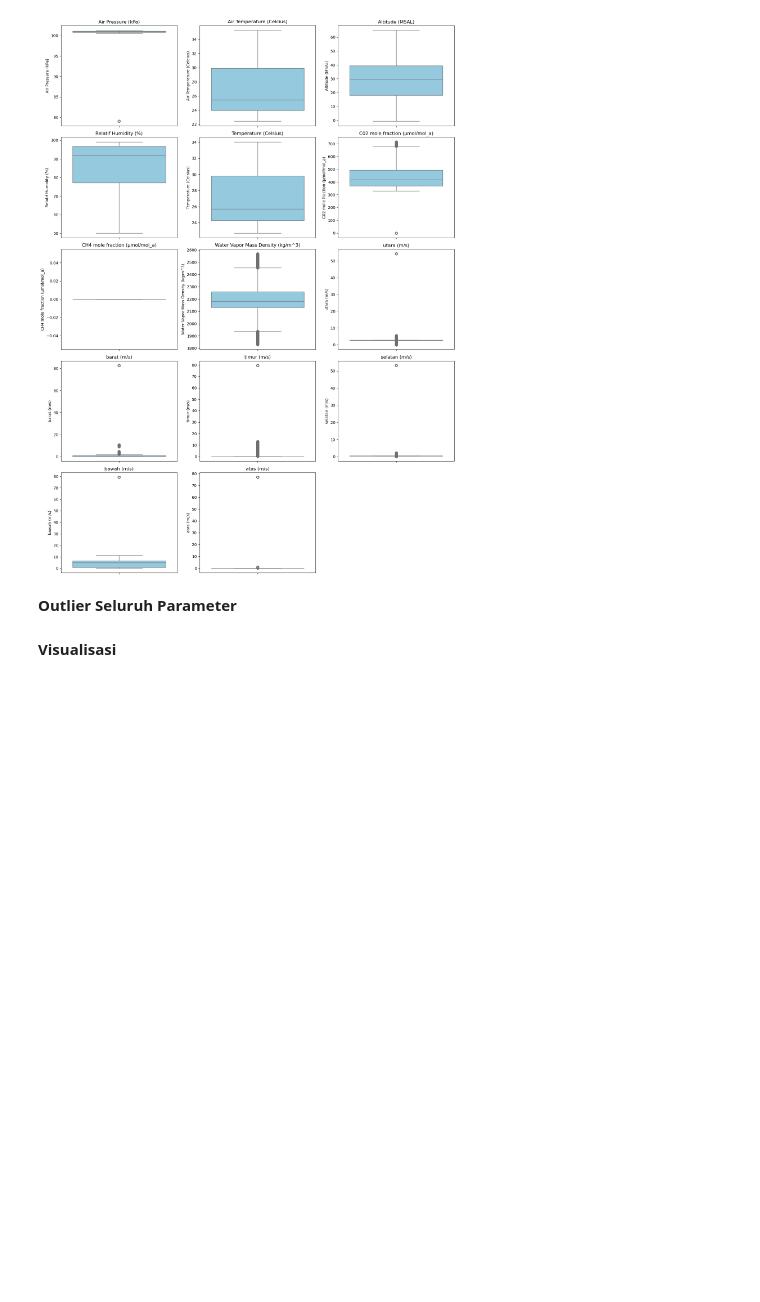
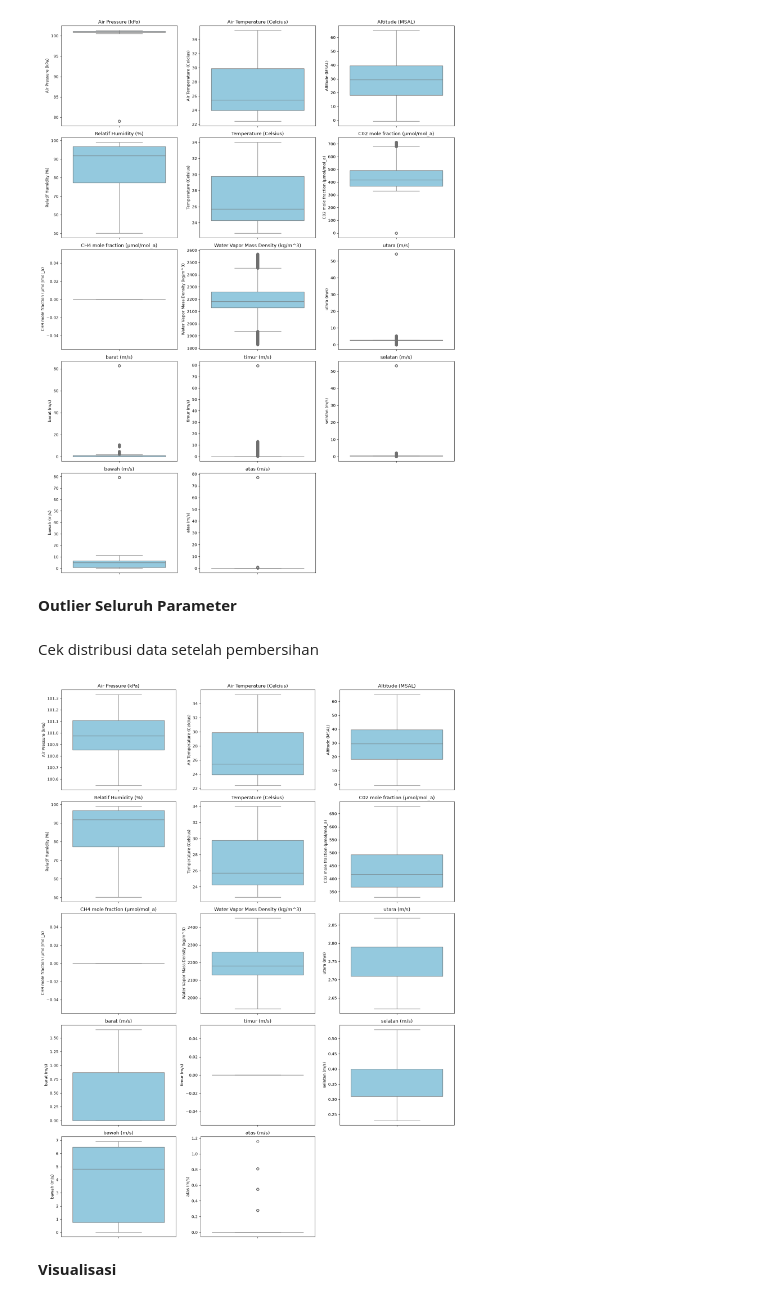
Before and after one commit to YopiAndriyansah/Tesis-Yopi-Andriyansah-MTE26, a Jupyter notebook: Code/ExploratoryDataAnalysis.ipynb, the cells around one changed output. Saved outputs shown, nothing was run; the diff lists cells and outputs as text; code cells hidden in the pictures; blank space fills up the shorter version.

Commit message:
mencoba dan edit scrip exploratory data

```diff
--- a/Code/ExploratoryDataAnalysis.ipynb
+++ b/Code/ExploratoryDataAnalysis.ipynb
@@ -8,8 +8,8 @@ import seaborn as sns
 # %% [markdown]
 # Mempersiapakan Data
 # %%
-df = pd.read_csv("E:/KP RAFI RIDHO RAMADHAN\Data/raw_juni_seminggu.csv")
-
+df = pd.read_csv("E:\Tesis Yopi Andriyansah\Tesis-Yopi-Andriyansah-MTE26\Data\Data Sources/raw_juni_seminggu.csv")
+##E:/KP RAFI RIDHO RAMADHAN\Data/raw_juni_seminggu.csv
 df['timestamp'] = pd.to_datetime(df['timestamp'])
 
 df.set_index('timestamp', inplace=True)
@@ -25,10 +25,11 @@ df.head()
 | 2024-06-10 13:06:01.926 | 100.874779 | 27.753908 | 37.621830 | 74.491493 | 27.301826 | 363 | 0 | 1950.191300 | ... |
 # %%
 # Ubah nama kolom
-df.rename(columns={'bmp388Pressure': 'Air Pressure (kPa)', 'bmp388Temp': 'Air Temperature (Celcius)', 'sht85Humi': 'Relatif Humidity (%)',
-                   'sht85Temp': 'Temperature (Celsius)', 'co2': 'C02 mole fraction (µmol/mol_a)', 'bawah': 'bawah (m/s)', 'atas':'atas (m/s)',
-                   'H2OSHT85':'Water Vapor Mass Density (kg/m^3)', 'bmp388ApprxAltitude': 'Altitude (MSAL)', 'ch4': 'CH4 mole fraction (µmol/mol_a)', 'utara':'utara (m/s)',
-                   'barat': 'barat (m/s)', 'timur': 'timur (m/s)', 'selatan':'selatan (m/s)'}, inplace=True)
+df.rename(columns={'bmp388Pressure': 'Air Pressure (kPa)', 'bmp388Temp': 'Air Temperature (Celcius)', 'bmp388ApprxAltitude': 'Altitude (MSAL)', 'sht85Humi': 'Relatif Humidity (%)',
+                   'sht85Temp': 'Temperature (Celsius)', 'co2': 'C02 mole fraction (µmol/mol_a)', 'ch4': 'CH4 mole fraction (µmol/mol_a)',
+                   'H2OSHT85':'Water Vapor Mass Density (kg/m^3)', 'utara':'utara (m/s)', 'barat': 'barat (m/s)', 'timur': 'timur (m/s)',
+                   'selatan':'selatan (m/s)', 'bawah': 'bawah (m/s)', 'atas':'atas (m/s)'}, inplace=True)
+##df.head()
 # %% [markdown]
 # Pembersihan Data
 # %%
@@ -163,6 +164,18 @@ df.loc[df['atas (m/s)'] > 7, 'atas (m/s)'] = pd.NA
 
 # Interpolasi berbasis waktu
 df['atas (m/s)'] = df['atas (m/s)'].interpolate(method='time')
+# %% [markdown]
+Cek distribusi data setelah pembersihan
+# %%
+# Membuat boxplot
+cols = 3
+fig, ax = plt.subplots(-(-len(df.columns)//cols), cols, figsize=(15, 20))
+for a, c in zip(ax.ravel(), df.columns):
+    sns.boxplot(y=df[c], ax=a, color='skyblue'); a.set_title(c)
+for a in ax.ravel()[len(df.columns):]: a.remove()
+plt.tight_layout(); plt.show()
+# %% [output]
+[figure, added]
 # %% [markdown]
 **Visualisasi**
 # %%
```
Also changed, not shown: parts of 5 cells of this notebook.
